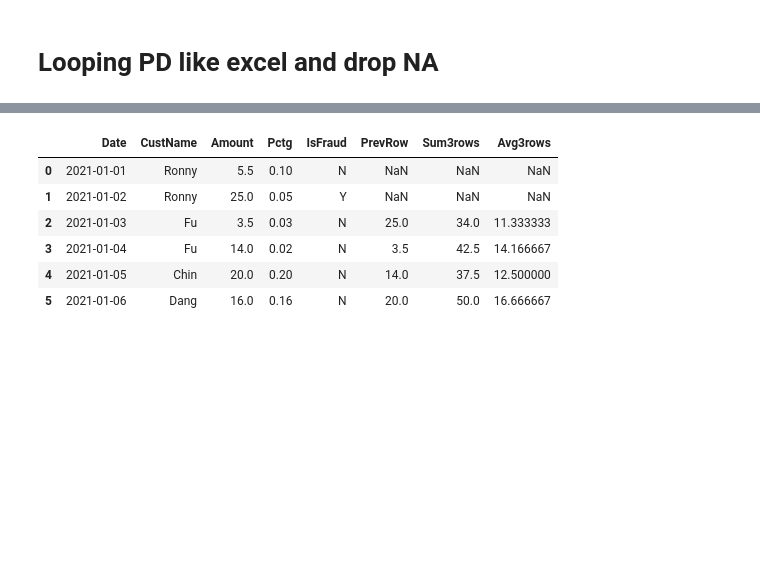
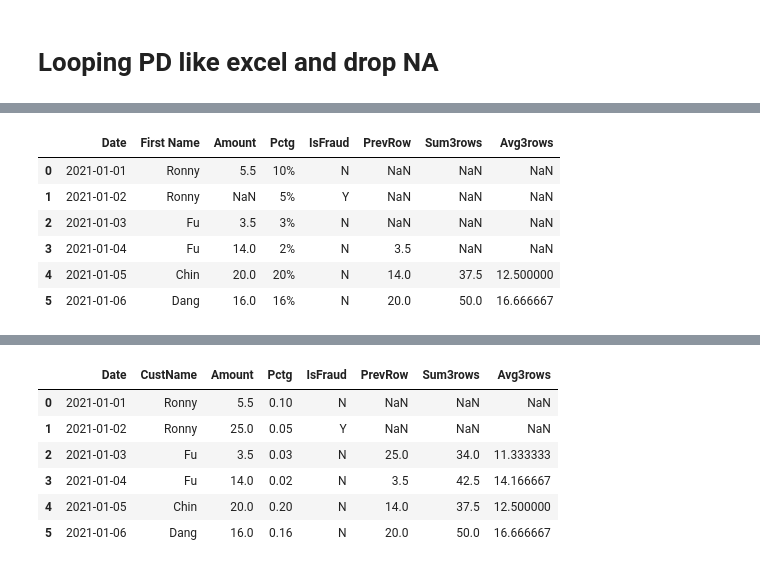
Before and after one commit to RonnyCh/mydsbook, a Jupyter notebook: myBook.ipynb, the cells around one changed output, grey strips where cells are left out. Saved outputs shown, nothing was run; the diff lists cells and outputs as text; code cells hidden in the pictures; blank space fills up the shorter version.

```diff
--- a/myBook.ipynb
+++ b/myBook.ipynb
@@ -429,2 +430,17 @@ df
 | 4 | 2021-01-05 | Chin | 20.0 | 20% | N | 14.0 | 37.5 | 12.500000 |
 | 5 | 2021-01-06 | Dang | 16.0 | 16% | N | 20.0 | 50.0 | 16.666667 |
+# %%
+
+# Changing existing column names with something else
+
+df.columns = ['Date', 'First Name', 'Amount', 'Pctg', 'IsFraud', 'PrevRow', 'Sum3rows',
+       'Avg3rows']
+df
+# %% [output]
+|  | Date | First Name | Amount | Pctg | IsFraud | PrevRow | Sum3rows | Avg3rows |
+| 0 | 2021-01-01 | Ronny | 5.5 | 10% | N | NaN | NaN | NaN |
+| 1 | 2021-01-02 | Ronny | NaN | 5% | Y | NaN | NaN | NaN |
+| 2 | 2021-01-03 | Fu | 3.5 | 3% | N | NaN | NaN | NaN |
+| 3 | 2021-01-04 | Fu | 14.0 | 2% | N | 3.5 | NaN | NaN |
+| 4 | 2021-01-05 | Chin | 20.0 | 20% | N | 14.0 | 37.5 | 12.500000 |
+| 5 | 2021-01-06 | Dang | 16.0 | 16% | N | 20.0 | 50.0 | 16.666667 |
```
Also changed, not shown: parts of 6 cells of this notebook.
